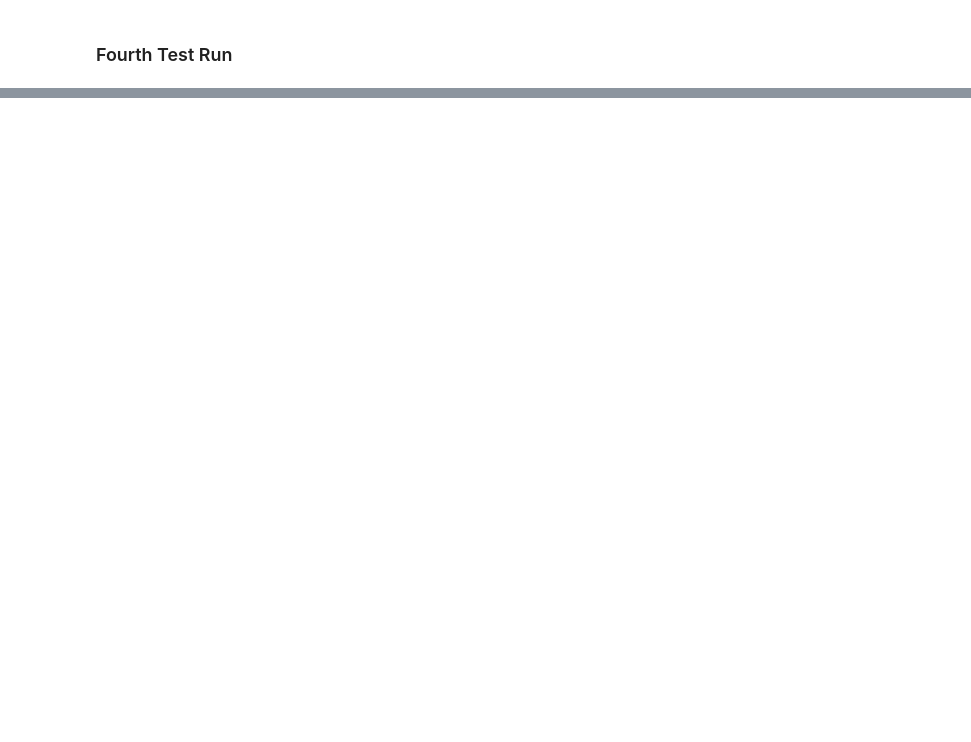
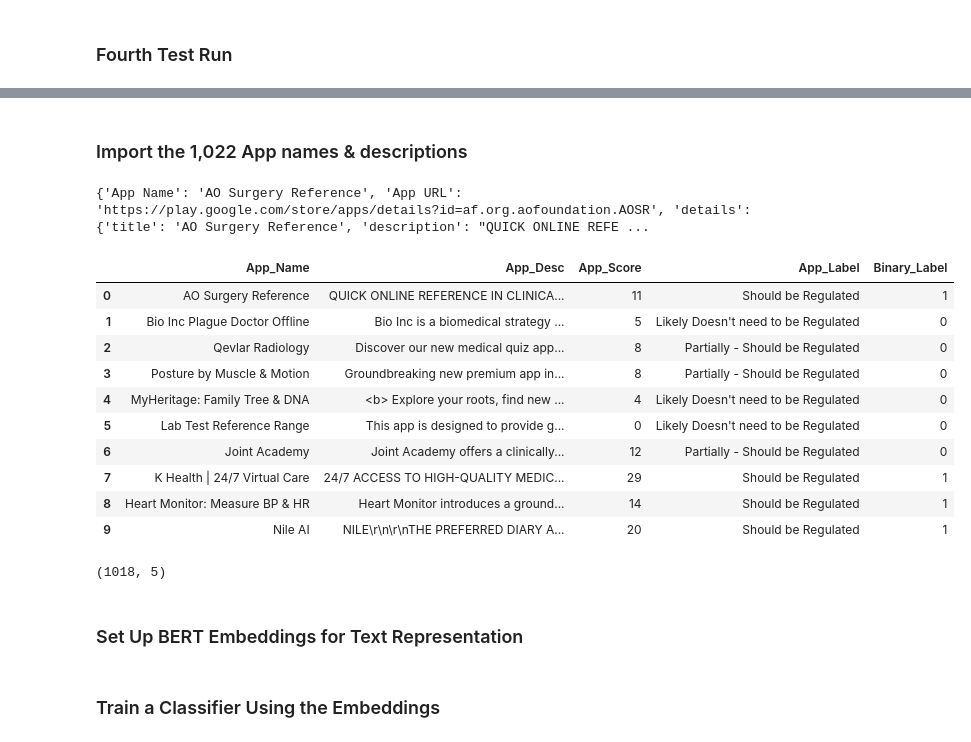
Before and after one commit to ErnestDivine/RA--Prof-Raina, a Jupyter notebook: Apps Scraping & Classification.ipynb, the cells around one changed output, grey strips where cells are left out. Drawn from its saved outputs; the diff is of its cells as text; code cells hidden in the pictures; blank space fills up the shorter version.

```diff
--- a/Apps Scraping & Classification.ipynb
+++ b/Apps Scraping & Classification.ipynb
@@ -439,0 +506,3 @@ Total Score: 25
+# %%
+# Run classification
+ai_dermatologist_label = run_classification(ai_dermatologist_weighted_result)
@@ -439,0 +566,74 @@ Total Score: 25
+# %% [markdown]
+### Import the 1,022 App names & descriptions
+# %%
+import json
+
+# Load the cleaned data from JSON file
+file_path = 'C:/Users/User/Desktop/MSc Data Science/RA, Prof Raina/apple_scrapper/playstore_scraper/'
+file_name = 'cleaned_app_data.json'
+
+with open(file_path + file_name, 'r') as file:
+    app_data_list = json.load(file)
+
+print(app_data_list[0])
+# %% [output]
+{'App Name': 'AO Surgery Reference', 'App URL': 'https://play.google.com/store/apps/details?id=af.org.aofoundation.AOSR', 'details': {'title': 'AO Surgery Reference', 'description': "QUICK ONLINE REFE ...
+# %%
+import pandas as pd
+
+# Function to create DataFrame from a list of app data dictionaries
+def create_df(app_data_list):
+    # Initialize an empty list to store each app's processed data
+    data = []
+
+    # Loop through each app data dictionary in the list
+    for app_data in app_data_list:
+        # Extract the necessary fields
+        app_name = app_data.get('App Name', 'Unknown')
+        app_desc = app_data['details'].get('description', 'No description available')
+
+        # Assuming check_compliance_with_weights and run_classification are defined functions
+        compliance_scores = check_compliance_with_weights(app_desc)  # Should return a dict with 'total_score'
+        app_score = compliance_scores['total_score']
+
+        # Run classification on compliance scores to get a label
+        app_label = run_classification(compliance_scores)
+
+        # Assign binary label based on app classification
+        binary_label = 1 if app_label == "Should be Regulated" else 0
+
+        # Append the processed data as a dictionary to the data list
+        data.append({
+            'App_Name': app_name,
+            'App_Desc': app_desc,
+            'App_Score': app_score,
+            'App_Label': app_label,
+            'Binary_Label': binary_label
+        })
+
+    # Create a DataFrame from the list of dictionaries
+    app_df = pd.DataFrame(data)
+    return app_df
+# %%
+# Example usage with cleaned_app_data list
+app_df = create_df(app_data_list)
+
+app_df.head(10)
+# %% [output]
+|  | App_Name | App_Desc | App_Score | App_Label | Binary_Label |
+| 0 | AO Surgery Reference | QUICK ONLINE REFERENCE IN CLINICA... | 11 | Should be Regulated | 1 |
+| 1 | Bio Inc Plague Doctor Offline | Bio Inc is a biomedical strategy ... | 5 | Likely Doesn't need to be Regulated | 0 |
+| 2 | Qevlar Radiology | Discover our new medical quiz app... | 8 | Partially - Should be Regulated | 0 |
+| 3 | Posture by Muscle & Motion | Groundbreaking new premium app in... | 8 | Partially - Should be Regulated | 0 |
+| 4 | MyHeritage: Family Tree & DNA | <b> Explore your roots, find new ... | 4 | Likely Doesn't need to be Regulated | 0 |
+| 5 | Lab Test Reference Range | This app is designed to provide g... | 0 | Likely Doesn't need to be Regulated | 0 |
+| 6 | Joint Academy | Joint Academy offers a clinically... | 12 | Partially - Should be Regulated | 0 |
+| 7 | K Health | 24/7 Virtual Care | 24/7 ACCESS TO HIGH-QUALITY MEDIC... | 29 | Should be Regulated | 1 |
+| 8 | Heart Monitor: Measure BP & HR | Heart Monitor introduces a ground... | 14 | Should be Regulated | 1 |
+| 9 | Nile AI | NILE\r\n\r\nTHE PREFERRED DIARY A... | 20 | Should be Regulated | 1 |
+# %%
+app_df.shape
+# %% [output]
+(1018, 5)
+# %% [markdown]
+### Set Up BERT Embeddings for Text Representation
@@ -439,0 +661,2 @@ Total Score: 25
+# %% [markdown]
+### Train a Classifier Using the Embeddings
```
Also changed, not shown: parts of 29 cells of this notebook.
